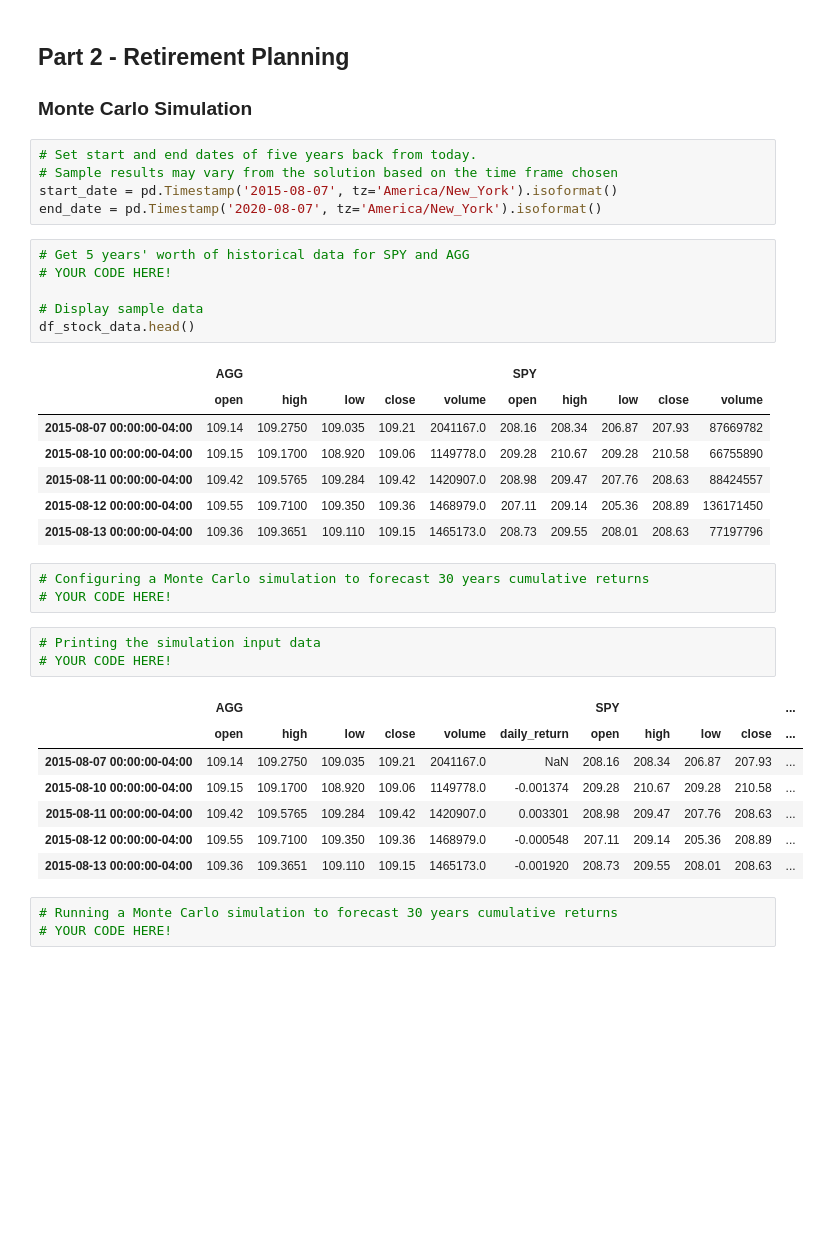
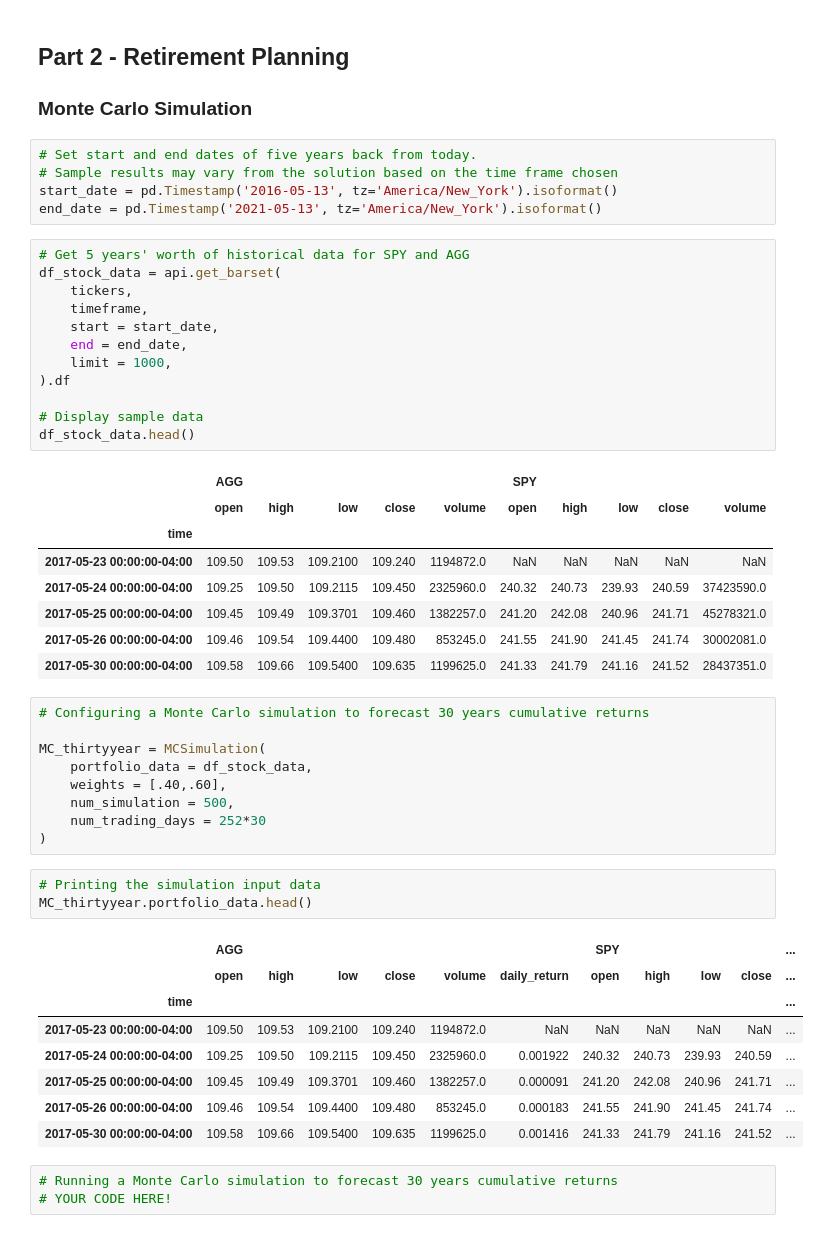
Before and after one commit to bredakyl94/API_finance_calculations, a Jupyter notebook: financial-planner.ipynb, the cells around one changed output. Drawn from its saved outputs; the diff is of its cells as text; blank space fills up the shorter version.

```diff
--- a/financial-planner.ipynb
+++ b/financial-planner.ipynb
@@ -154,36 +166,50 @@ Congratulations! You have enough money in your emergency fund.
 # %%
 # Set start and end dates of five years back from today.
 # Sample results may vary from the solution based on the time frame chosen
-start_date = pd.Timestamp('2015-08-07', tz='America/New_York').isoformat()
-end_date = pd.Timestamp('2020-08-07', tz='America/New_York').isoformat()
+start_date = pd.Timestamp('2016-05-13', tz='America/New_York').isoformat()
+end_date = pd.Timestamp('2021-05-13', tz='America/New_York').isoformat()
 # %%
 # Get 5 years' worth of historical data for SPY and AGG
-# YOUR CODE HERE!
+df_stock_data = api.get_barset(
+    tickers,
+    timeframe,
+    start = start_date,
+    end = end_date,
+    limit = 1000,
+).df
 
 # Display sample data
 df_stock_data.head()
 # %% [output]
 |  | AGG |  |  |  |  | SPY |  |  |  |  |
 |  | open | high | low | close | volume | open | high | low | close | volume |
-| 2015-08-07 00:00:00-04:00 | 109.14 | 109.2750 | 109.035 | 109.21 | 2041167.0 | 208.16 | 208.34 | 206.87 | 207.93 | 87669782 |
-| 2015-08-10 00:00:00-04:00 | 109.15 | 109.1700 | 108.920 | 109.06 | 1149778.0 | 209.28 | 210.67 | 209.28 | 210.58 | 66755890 |
-| 2015-08-11 00:00:00-04:00 | 109.42 | 109.5765 | 109.284 | 109.42 | 1420907.0 | 208.98 | 209.47 | 207.76 | 208.63 | 88424557 |
-| 2015-08-12 00:00:00-04:00 | 109.55 | 109.7100 | 109.350 | 109.36 | 1468979.0 | 207.11 | 209.14 | 205.36 | 208.89 | 136171450 |
-| 2015-08-13 00:00:00-04:00 | 109.36 | 109.3651 | 109.110 | 109.15 | 1465173.0 | 208.73 | 209.55 | 208.01 | 208.63 | 77197796 |
+| time |  |  |  |  |  |  |  |  |  |  |
+| 2017-05-23 00:00:00-04:00 | 109.50 | 109.53 | 109.2100 | 109.240 | 1194872.0 | NaN | NaN | NaN | NaN | NaN |
+| 2017-05-24 00:00:00-04:00 | 109.25 | 109.50 | 109.2115 | 109.450 | 2325960.0 | 240.32 | 240.73 | 239.93 | 240.59 | 37423590.0 |
+| 2017-05-25 00:00:00-04:00 | 109.45 | 109.49 | 109.3701 | 109.460 | 1382257.0 | 241.20 | 242.08 | 240.96 | 241.71 | 45278321.0 |
+| 2017-05-26 00:00:00-04:00 | 109.46 | 109.54 | 109.4400 | 109.480 | 853245.0 | 241.55 | 241.90 | 241.45 | 241.74 | 30002081.0 |
+| 2017-05-30 00:00:00-04:00 | 109.58 | 109.66 | 109.5400 | 109.635 | 1199625.0 | 241.33 | 241.79 | 241.16 | 241.52 | 28437351.0 |
 # %%
 # Configuring a Monte Carlo simulation to forecast 30 years cumulative returns
-# YOUR CODE HERE!
+
+MC_thirtyyear = MCSimulation(
+    portfolio_data = df_stock_data,
+    weights = [.40,.60],
+    num_simulation = 500,
+    num_trading_days = 252*30
+)
 # %%
 # Printing the simulation input data
-# YOUR CODE HERE!
+MC_thirtyyear.portfolio_data.head()
 # %% [output]
 |  | AGG |  |  |  |  |  | SPY |  |  |  | ... |
 |  | open | high | low | close | volume | daily_return | open | high | low | close | ... |
-| 2015-08-07 00:00:00-04:00 | 109.14 | 109.2750 | 109.035 | 109.21 | 2041167.0 | NaN | 208.16 | 208.34 | 206.87 | 207.93 | ... |
-| 2015-08-10 00:00:00-04:00 | 109.15 | 109.1700 | 108.920 | 109.06 | 1149778.0 | -0.001374 | 209.28 | 210.67 | 209.28 | 210.58 | ... |
-| 2015-08-11 00:00:00-04:00 | 109.42 | 109.5765 | 109.284 | 109.42 | 1420907.0 | 0.003301 | 208.98 | 209.47 | 207.76 | 208.63 | ... |
-| 2015-08-12 00:00:00-04:00 | 109.55 | 109.7100 | 109.350 | 109.36 | 1468979.0 | -0.000548 | 207.11 | 209.14 | 205.36 | 208.89 | ... |
-| 2015-08-13 00:00:00-04:00 | 109.36 | 109.3651 | 109.110 | 109.15 | 1465173.0 | -0.001920 | 208.73 | 209.55 | 208.01 | 208.63 | ... |
+| time |  |  |  |  |  |  |  |  |  |  | ... |
+| 2017-05-23 00:00:00-04:00 | 109.50 | 109.53 | 109.2100 | 109.240 | 1194872.0 | NaN | NaN | NaN | NaN | NaN | ... |
+| 2017-05-24 00:00:00-04:00 | 109.25 | 109.50 | 109.2115 | 109.450 | 2325960.0 | 0.001922 | 240.32 | 240.73 | 239.93 | 240.59 | ... |
+| 2017-05-25 00:00:00-04:00 | 109.45 | 109.49 | 109.3701 | 109.460 | 1382257.0 | 0.000091 | 241.20 | 242.08 | 240.96 | 241.71 | ... |
+| 2017-05-26 00:00:00-04:00 | 109.46 | 109.54 | 109.4400 | 109.480 | 853245.0 | 0.000183 | 241.55 | 241.90 | 241.45 | 241.74 | ... |
+| 2017-05-30 00:00:00-04:00 | 109.58 | 109.66 | 109.5400 | 109.635 | 1199625.0 | 0.001416 | 241.33 | 241.79 | 241.16 | 241.52 | ... |
 # %%
 # Running a Monte Carlo simulation to forecast 30 years cumulative returns
 # YOUR CODE HERE!
```
Also changed, not shown: parts of 8 cells of this notebook.
